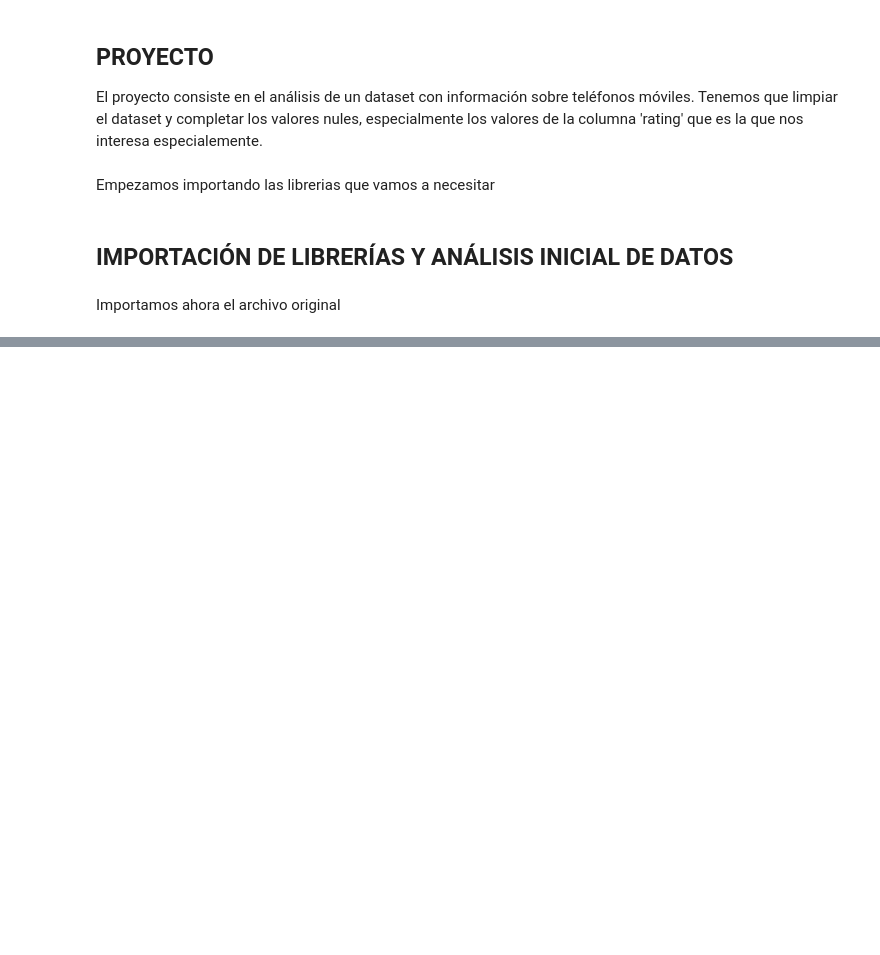
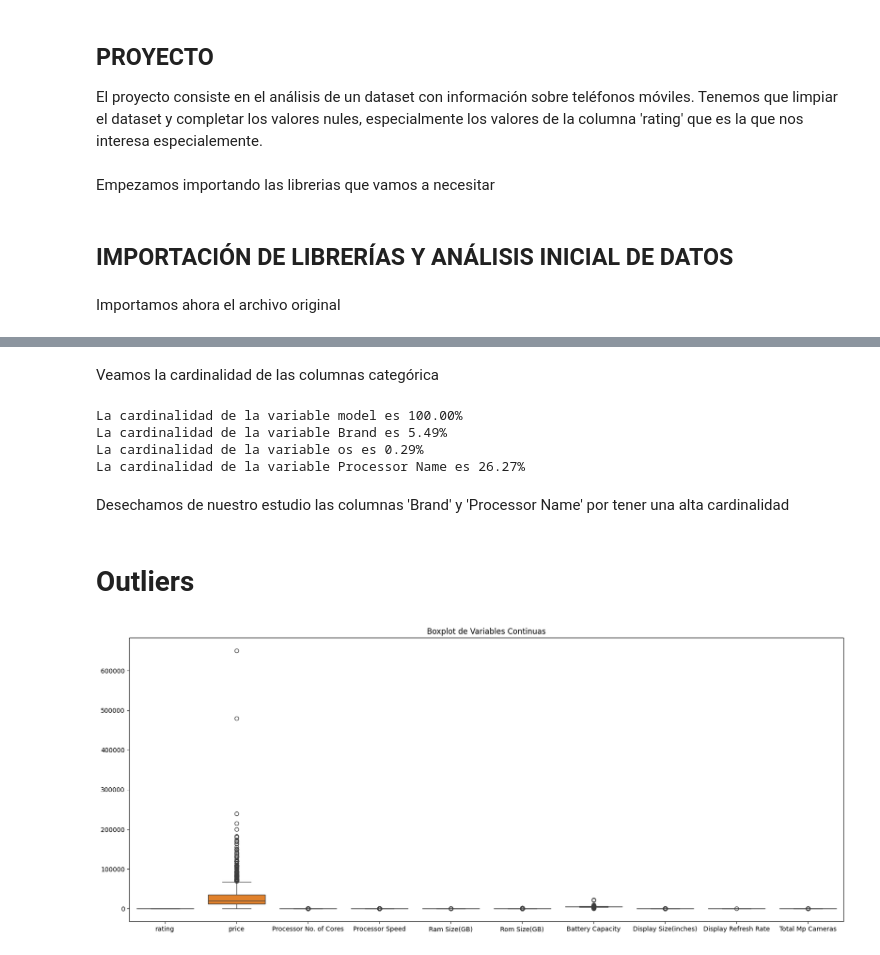
Before and after one commit to manuelangelrodr/EDA_Smartphones, a Jupyter notebook: Manuel_Angel_Rodriguez.ipynb, the cells around one changed output, grey strips where cells are left out. Cells and saved outputs as stored; diff of their text form; code cells hidden in the pictures; blank space fills up the shorter version.

```diff
--- a/Manuel_Angel_Rodriguez.ipynb
+++ b/Manuel_Angel_Rodriguez.ipynb
@@ -44,0 +871,2 @@ df.head(10)
+# %%
+df_corregido = df_corregido[new_order + [col for col in df_corregido.columns if col not in new_order]]
@@ -44,0 +888,4 @@ df.head(10)
+# %%
+df_corregido['Total Mp Cameras'] = df_corregido[['Rear Camera 1', 'Rear Camera 2', 'Rear Camera 3', 'Front Camera']].sum(axis=1)
+# %%
+df_corregido = df_corregido.drop(columns=['Rear Camera 1', 'Rear Camera 2', 'Rear Camera 3', 'Front Camera'])
@@ -44,0 +894,25 @@ df.head(10)
+# %% [markdown]
+Veamos la cardinalidad de las columnas categórica
+# %%
+for i in df_corregido.select_dtypes(include='object'):
+    print(f"La cardinalidad de la variable {i} es {(df_corregido[i].nunique()/df_corregido.shape[0])*100:.2f}%")
+# %% [output]
+La cardinalidad de la variable model es 100.00%
+La cardinalidad de la variable Brand es 5.49%
+La cardinalidad de la variable os es 0.29%
+La cardinalidad de la variable Processor Name es 26.27%
+# %% [markdown]
+Desechamos de nuestro estudio las columnas 'Brand' y 'Processor Name' por tener una alta cardinalidad
+# %% [markdown]
+# Outliers #
+# %%
+continuous_columns = ['rating', 'price', 'Processor No. of Cores', 'Processor Speed',
+                      'Ram Size(GB)', 'Rom Size(GB)', 'Battery Capacity', 'Display Size(inches)',
+                      'Display Refresh Rate', 'Total Mp Cameras']
+# %%
+plt.figure(figsize=(20, 8))
+sns.boxplot(data=df_corregido[continuous_columns])
+plt.title('Boxplot de Variables Continuas')
+plt.show()
+# %% [output]
+[figure, added]
```
Also changed, not shown: parts of 196 cells of this notebook, 8 other files.
